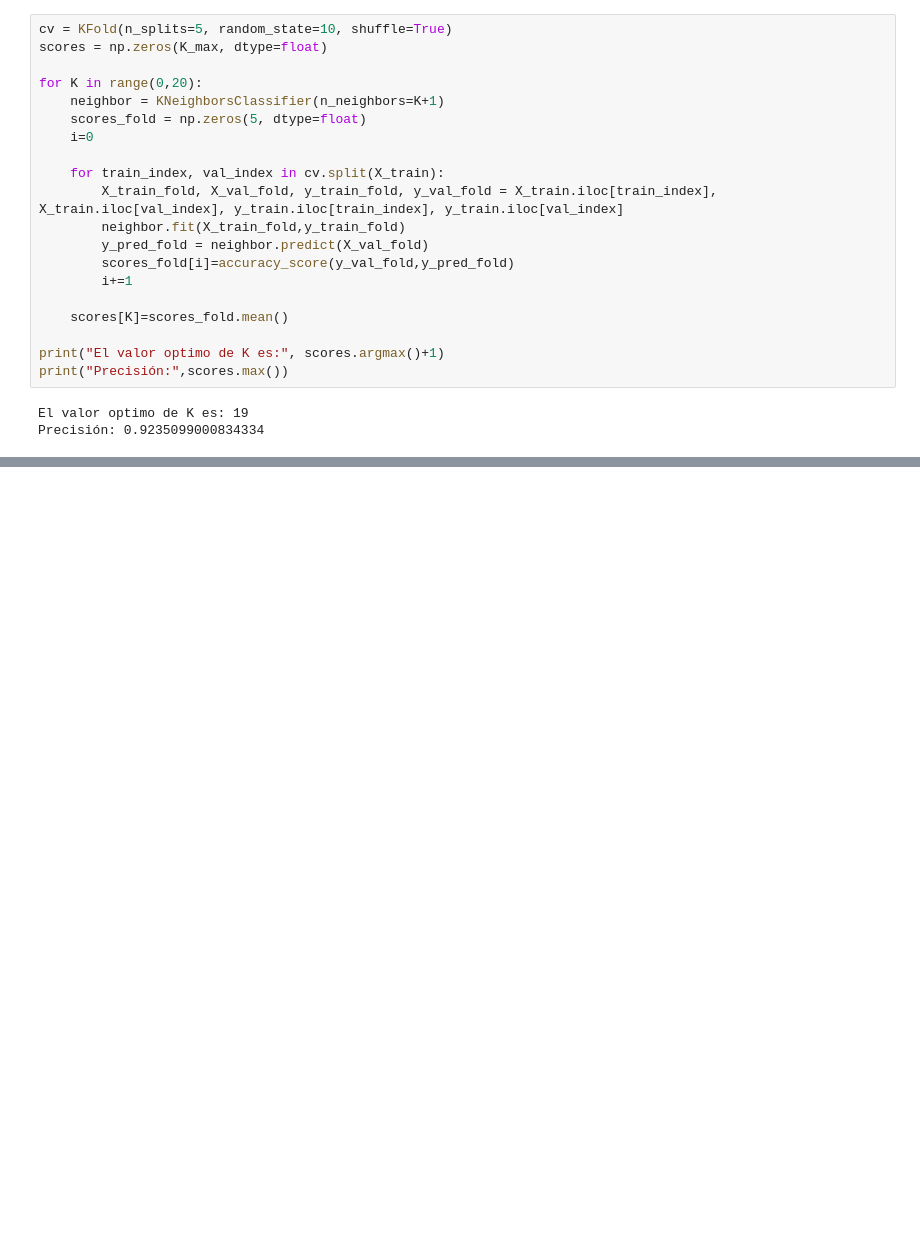
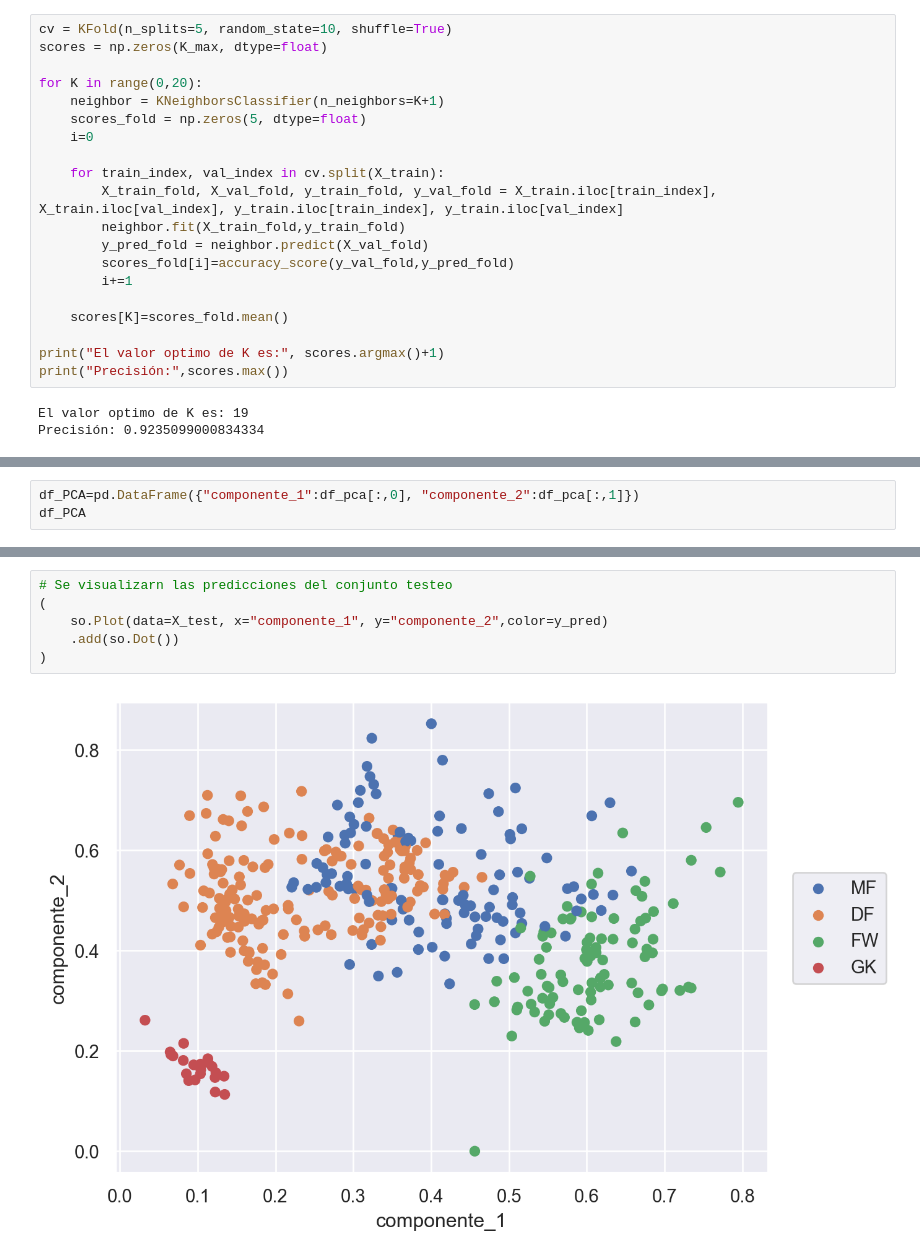
Before and after one commit to mgresnik/trabajo_practico_nro_2, a Jupyter notebook: Laboratorio_de_datos_(LCD)_IC_2024_Trabajo_Práctico_N°_2.ipynb, the cells around one changed output, grey strips where cells are left out. Cells and saved outputs as stored; diff of their text form; blank space fills up the shorter version.

```diff
--- a/Laboratorio_de_datos_(LCD)_IC_2024_Trabajo_Práctico_N°_2.ipynb
+++ b/Laboratorio_de_datos_(LCD)_IC_2024_Trabajo_Práctico_N°_2.ipynb
@@ -574,0 +577,3 @@ Precisión: 0.9235099000834334
+# %%
+df_PCA=pd.DataFrame({"componente_1":df_pca[:,0], "componente_2":df_pca[:,1]})
+df_PCA
@@ -574,0 +657,8 @@ Precisión: 0.9235099000834334
+# %%
+# Se visualizarn las predicciones del conjunto testeo
+(
+    so.Plot(data=X_test, x="componente_1", y="componente_2",color=y_pred)
+    .add(so.Dot())
+)
+# %% [output]
+[figure, added]
```
Also changed, not shown: parts of 5 cells of this notebook.
